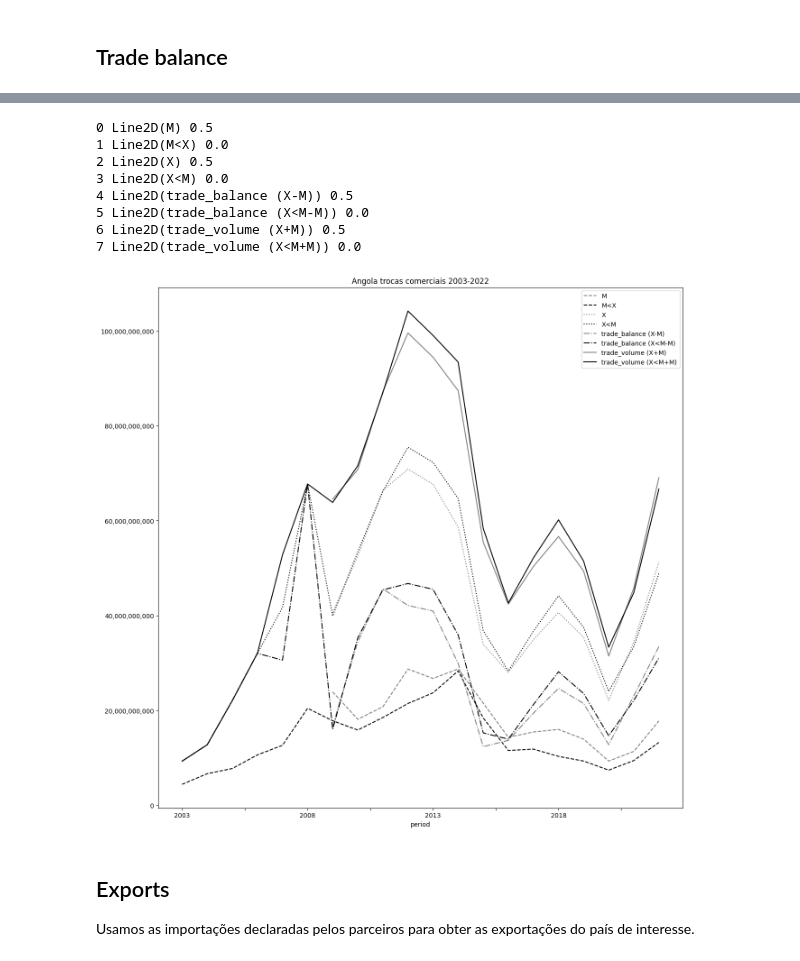
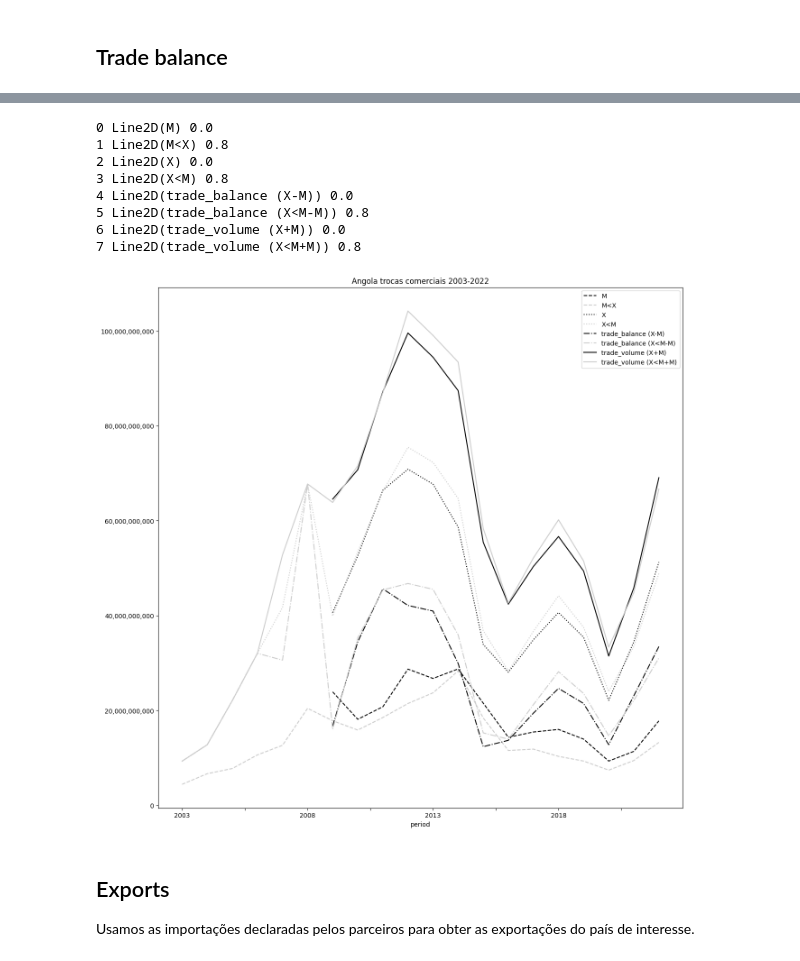
Before and after one commit to joaquimrcarvalho/cipf-comtrade, a Jupyter notebook: country_trade_profile.ipynb, the cells around one changed output, grey strips where cells are left out. Cells and saved outputs as stored; diff of their text form; code cells hidden in the pictures.

Commit message:
Align output with world bank trade profiles

```diff
--- a/country_trade_profile.ipynb
+++ b/country_trade_profile.ipynb
@@ -103,39 +104,39 @@ global_trade.to_excel(excel_file)
 # %%
 import matplotlib.pyplot as plt
 import matplotlib.ticker as ticker
 
 start_year=global_trade.index.min()
 end_year=global_trade.index.max()
 title=f"{country_of_interest_name} trocas comerciais {start_year}-{end_year}"
 plotfile = f"reports/{country_of_interest_name}_trade_balance_{start_year}-{end_year}.png"
 fig = global_trade[cols_of_interest].plot.line(figsize=(15,15),title=title)
 
 # use a grayscale palette of colors
-colors = ['0.5','0.0','0.5','0.0','0.5','0.0','0.5','0.0']
+colors = ['0.0','0.8','0.0','0.8','0.0','0.8','0.0','0.8']
 
 # use different line styles and black lines
 linestyles = ['dashed', 'dashed', 'dotted', 'dotted', 'dashdot', 'dashdot', 'solid', 'solid']
 for i, line in enumerate(fig.get_lines()):
     print(i, line, colors[i])
     line.set_color(colors[i])
     line.set_linestyle(linestyles[i % len(linestyles)])
 
 formatter = ticker.StrMethodFormatter('{x:,.0f}')
 fig.yaxis.set_major_formatter(formatter)
 fig.legend(list(global_trade.columns.astype(str)))
 
 plt.savefig(plotfile)
 plt.show()
 # %% [output]
-0 Line2D(M) 0.5
-1 Line2D(M<X) 0.0
-2 Line2D(X) 0.5
-3 Line2D(X<M) 0.0
-4 Line2D(trade_balance (X-M)) 0.5
-5 Line2D(trade_balance (X<M-M)) 0.0
-6 Line2D(trade_volume (X+M)) 0.5
-7 Line2D(trade_volume (X<M+M)) 0.0
+0 Line2D(M) 0.0
+1 Line2D(M<X) 0.8
+2 Line2D(X) 0.0
+3 Line2D(X<M) 0.8
+4 Line2D(trade_balance (X-M)) 0.0
+5 Line2D(trade_balance (X<M-M)) 0.8
+6 Line2D(trade_volume (X+M)) 0.0
+7 Line2D(trade_volume (X<M+M)) 0.8
-[figure, old version]
+[figure, new version]
 # %% [markdown]
 ## Exports
 
```
Also changed, not shown: parts of 13 cells of this notebook.
